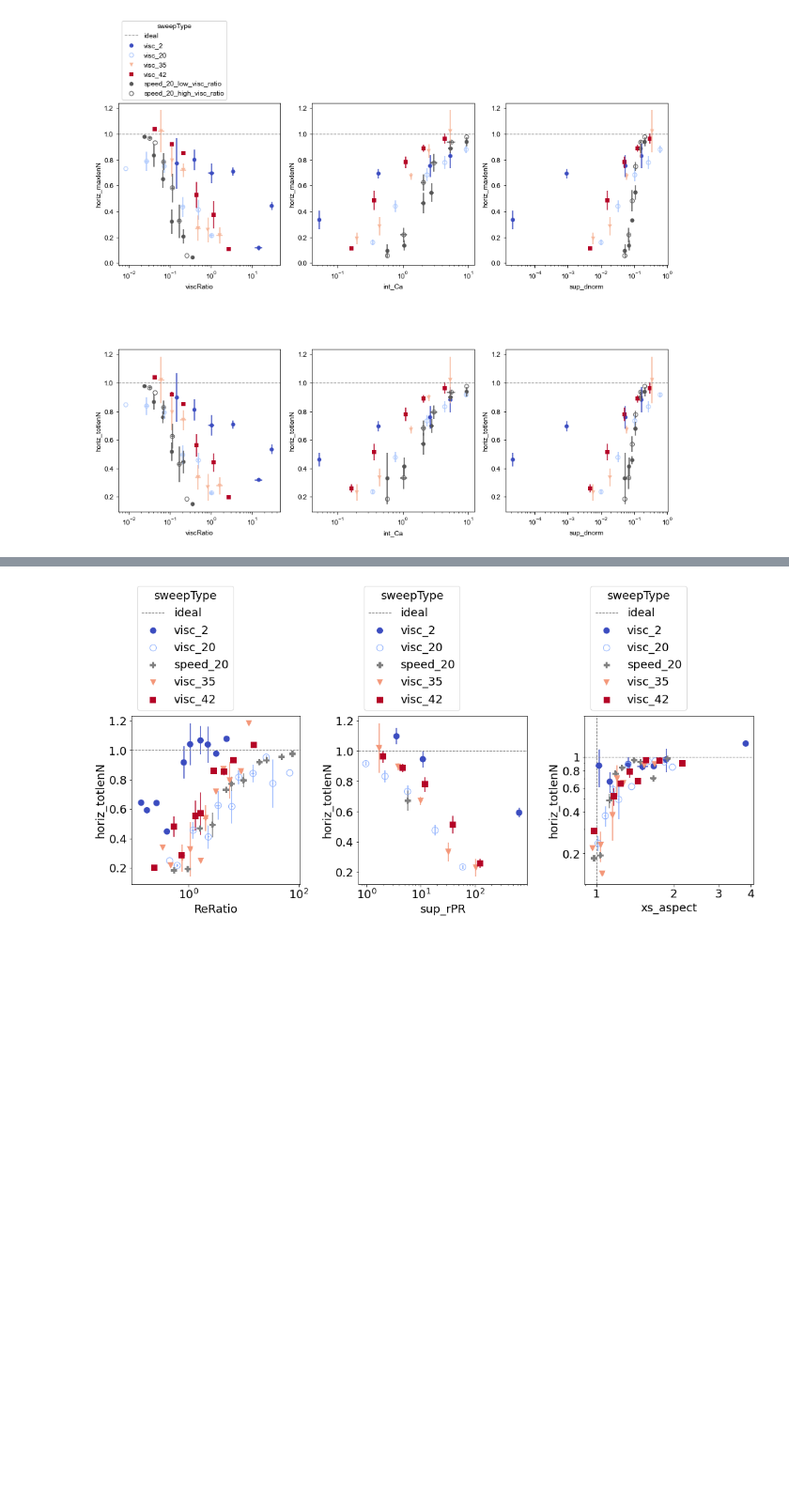
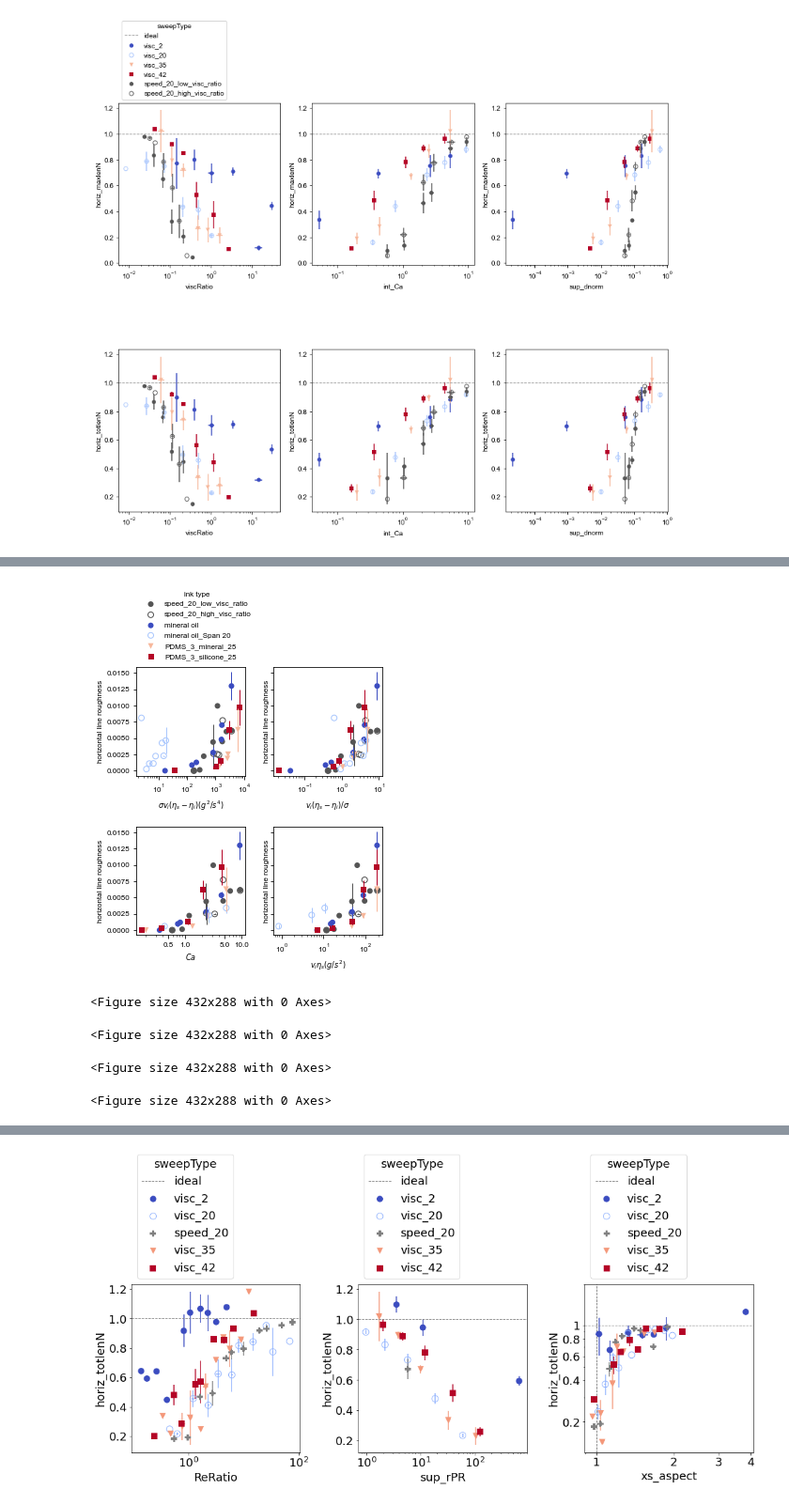
Before and after one commit to usnistgov/embedded3DPvids, a Jupyter notebook: ipynb/vidSummaries_horiz.ipynb, the cells around one changed output, grey strips where cells are left out. Shown at 94% size. Cells and saved outputs as stored; diff of their text form; code cells hidden in the pictures; blank space fills up the shorter version.

```diff
--- a/ipynb/vidSummaries_horiz.ipynb
+++ b/ipynb/vidSummaries_horiz.ipynb
@@ -113,0 +119,36 @@ mp.scatterSS(ssca, 'viscRatio', 'horiz_roughness', 'sweepType', logx=True)
+# %%
+ssca = ss.copy()
+ssca = ssca[ssca.sigma>0]
+ssca.sort_values(by='sigma')
+ssca = ssca[ssca.horiz_roughness_SE<0.1]
+ssca = ssca[ssca.horiz_segments==3]
+fig,axs = plt.subplots(2,2, figsize=(4.5,6), sharey=True)
+
+ssca['STrate'] = ssca['ink_v']*(ssca['sup_visc0']-ssca['ink_visc0'])*ssca['sigma']
+u['STrate'] = 'g^2/s^4'
+mp.sweepTypeSS(ssca, 'STrate', 'horiz_roughness',  logx=True, units=u, ax=axs[0][0], legend=True, fontsize=8)
+axs[0][0].set_xlabel('$\sigma v_{i} (\eta_s-\eta_i) (g^2/s^4)$')
+
+ssca['STrate'] = ssca['ink_v']*(ssca['sup_visc0']-ssca['ink_visc0'])/ssca['sigma']
+u['STrate'] = ''
+mp.sweepTypeSS(ssca, 'STrate', 'horiz_roughness',  logx=True, units=u, ax=axs[0][1], legend=False, fontsize=8)
+axs[0][1].set_xlabel('$v_{i} (\eta_s-\eta_i)/\sigma $')
+
+mp.sweepTypeSS(ssca, 'int_Ca', 'horiz_roughness',  logx=True, units=u, ax=axs[1][0], legend=False, fontsize=8)
+axs[1][0].set_xlabel('$Ca$')
+
+ssca['STrate'] = ssca['ink_v']*(ssca['sup_visc0'])
+u['STrate'] = 'g/s^2'
+mp.sweepTypeSS(ssca, 'STrate', 'horiz_roughness',  logx=True, units=u, ax=axs[1][1], legend=False, fontsize=8)
+axs[1][1].set_xlabel('$v_i \eta_s (g/s^2)$')
+
+for axrow in axs:
+    for ax in axrow:
+        ax.set_ylabel('horizontal line roughness')
+fig.tight_layout()
+# %% [output]
+[figure, added]
+<Figure size 432x288 with 0 Axes>
+<Figure size 432x288 with 0 Axes>
+<Figure size 432x288 with 0 Axes>
+<Figure size 432x288 with 0 Axes>
```
Also changed, not shown: parts of 10 cells of this notebook, 11 other files.
